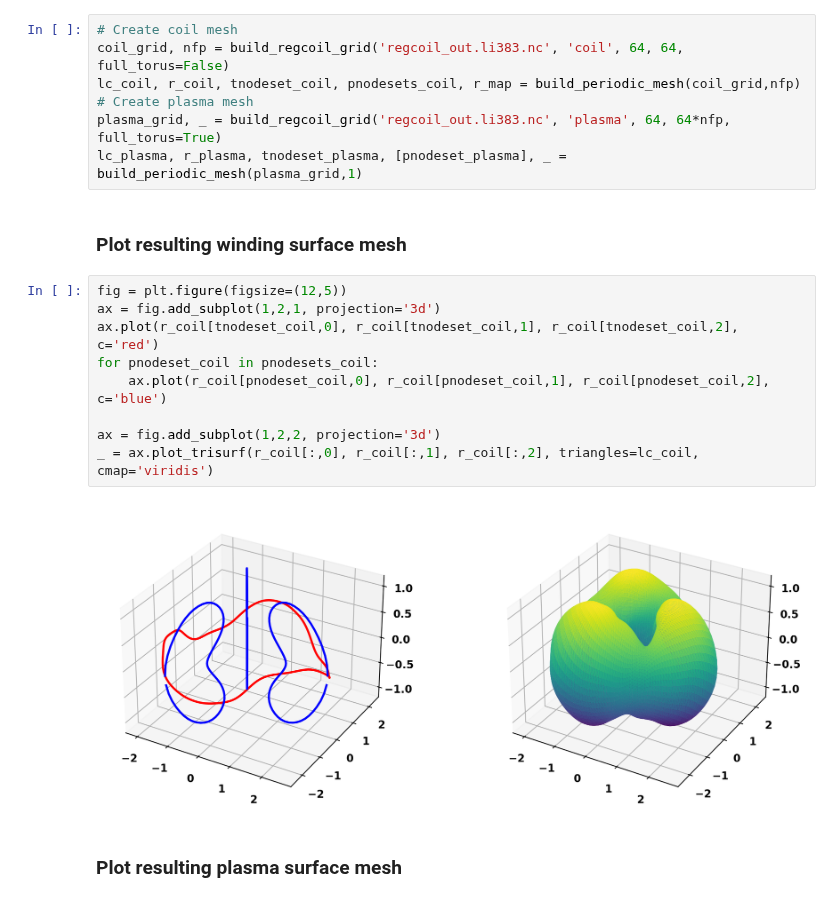
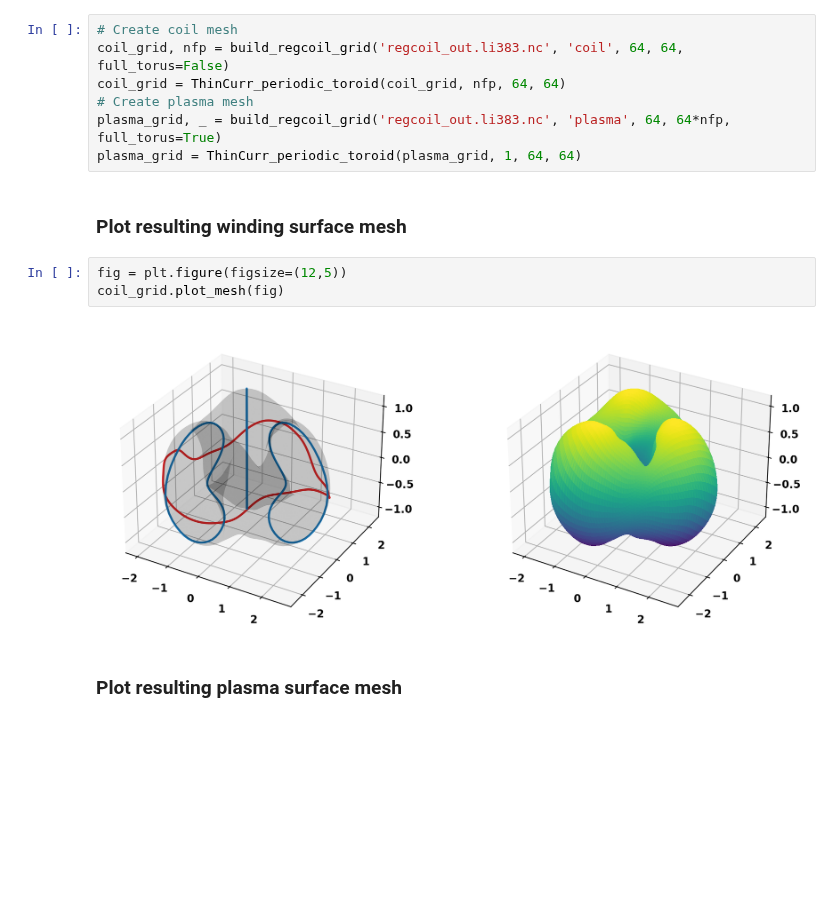
Before and after one commit to samuel-frei/OpenFUSIONToolkit, a Jupyter notebook: src/examples/ThinCurr/REGCOIL/ThinCurr_REGCOIL.ipynb, the cells around one changed output. Saved outputs shown, nothing was run; the diff lists cells and outputs as text; blank space fills up the shorter version.

```diff
--- a/src/examples/ThinCurr/REGCOIL/ThinCurr_REGCOIL.ipynb
+++ b/src/examples/ThinCurr/REGCOIL/ThinCurr_REGCOIL.ipynb
@@ -36,23 +35,17 @@ First we create ThinCurr models for the winding and plasma surfaces using a REGC
 # %%
 # Create coil mesh
 coil_grid, nfp = build_regcoil_grid('regcoil_out.li383.nc', 'coil', 64, 64, full_torus=False)
-lc_coil, r_coil, tnodeset_coil, pnodesets_coil, r_map = build_periodic_mesh(coil_grid,nfp)
+coil_grid = ThinCurr_periodic_toroid(coil_grid, nfp, 64, 64)
 # Create plasma mesh
 plasma_grid, _ = build_regcoil_grid('regcoil_out.li383.nc', 'plasma', 64, 64*nfp, full_torus=True)
-lc_plasma, r_plasma, tnodeset_plasma, [pnodeset_plasma], _ = build_periodic_mesh(plasma_grid,1)
+plasma_grid = ThinCurr_periodic_toroid(plasma_grid, 1, 64, 64)
 # %% [markdown]
 ### Plot resulting winding surface mesh
 # %%
 fig = plt.figure(figsize=(12,5))
-ax = fig.add_subplot(1,2,1, projection='3d')
-ax.plot(r_coil[tnodeset_coil,0], r_coil[tnodeset_coil,1], r_coil[tnodeset_coil,2], c='red')
-for pnodeset_coil in pnodesets_coil:
-    ax.plot(r_coil[pnodeset_coil,0], r_coil[pnodeset_coil,1], r_coil[pnodeset_coil,2], c='blue')
-
-ax = fig.add_subplot(1,2,2, projection='3d')
-_ = ax.plot_trisurf(r_coil[:,0], r_coil[:,1], r_coil[:,2], triangles=lc_coil, cmap='viridis')
+coil_grid.plot_mesh(fig)
 # %% [output]
-[figure, old version]
+[figure, new version]
 # %% [markdown]
 ### Plot resulting plasma surface mesh
 # %%
```
Also changed, not shown: parts of 11 cells of this notebook, 3 other files.
